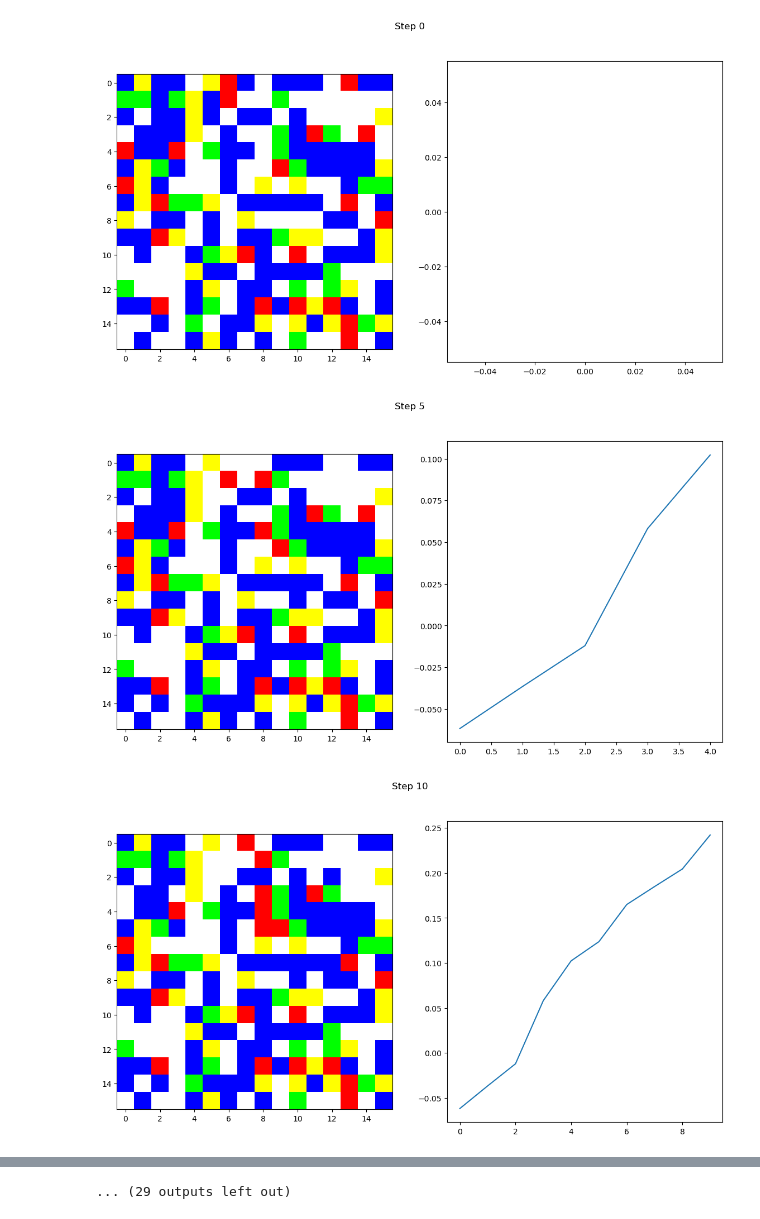
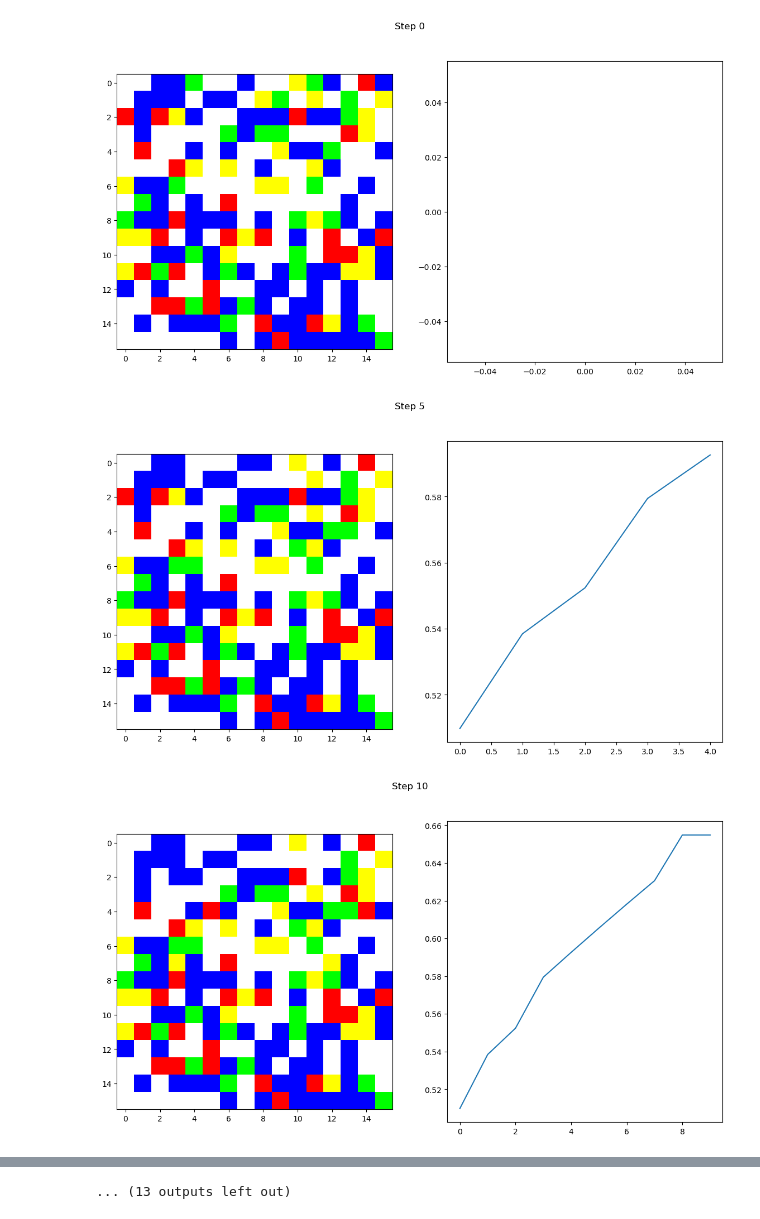
Before and after one commit to marobinette/ModelingComplexSystems, a Jupyter notebook: week7/schelling.ipynb, the cells around one changed output, grey strips where cells are left out. Saved outputs shown, nothing was run; the diff lists cells and outputs as text; code cells hidden in the pictures.

```diff
--- a/week7/schelling.ipynb
+++ b/week7/schelling.ipynb
@@ -5,13 +5,13 @@ import random
 
 # Parameters
 N1, N2 = 16, 16
-probability = 0.7
+probability = 0.6
 ratio = 0.5
-grandma_affect = 0.5
-drummer_affect = 0.8
+grandma_affect = 0.25
+drummer_affect = 0.01
 neighborhood = np.zeros((N1, N2), dtype=int)
-happiness_threshold = 0.5
-make_drummer_and_granny_static = True
+happiness_threshold = 0.4
+make_drummer_and_granny_static = False
 
 # Site percolation
 def initialize_schelling_grid(neighborhood, probability, ratio):
@@ -81,16 +81,13 @@ def check_happiness(neighborhood, i, j, agent_type=None):
     if non_empty_neighbors == 0:
         return 1  # Happy if isolated (or return 0 if you prefer)
 
-    current_happiness = same_type / non_empty_neighbors >= 0.5
+    current_happiness = same_type / non_empty_neighbors
     if contains_sweet_grandma:
         current_happiness += grandma_affect
     if contains_drummer:
         current_happiness -= drummer_affect
-    # Happy if at least n% of non-empty neighbors are same type
-    if current_happiness >= happiness_threshold:
-        return 1
-    else:
-        return -1
+
+    return 1 if current_happiness >= happiness_threshold else -1
 
 
 def run_schelling(neighborhood, empty, active):
@@ -186,33 +183,33 @@ def visualize_grid_and_happiness(neighborhood, step=0):
     fig, (ax1, ax2) = plt.subplots(1, 2, figsize=(14, 7))
     colors = np.zeros((*neighborhood.shape, 3))
     colors[neighborhood == 0] = [1, 1, 1]  # White
     colors[neighborhood == 1] = [0, 0, 1]  # Blue
     colors[neighborhood == 2] = [1, 0, 0]  # Red
     colors[neighborhood == 3] = [0, 1, 0]  # Green = Granny
     colors[neighborhood == 4] = [1, 1, 0]  # Yellow = Drummer
 
     ax1.imshow(colors, interpolation='nearest')
     fig.suptitle(f'Step {step}')
     ax2.plot(happiness_history)
     plt.show()
 
 happiness_history = []
 visualize_grid_and_happiness(neighborhood, 0)
 for step in range(200):
     total_happiness = []
     for item in active:
         happiness_cell = item
         total_happiness.append(check_happiness(neighborhood,happiness_cell[0],happiness_cell[1]))
     happiness_ratio = 1 - (total_happiness.count(-1)) / (total_happiness.count(1))
     happiness_history.append(happiness_ratio)
     run_schelling_single_move(neighborhood,empty,active)
     if happiness_ratio == 1:
         visualize_grid_and_happiness(neighborhood, step)
         print(f'Finished running in {step} moves')
         break
     if step % 5 == 4:  # Show every 5th step
         visualize_grid_and_happiness(neighborhood, step + 1)
 # %% [output]
-[figure, old version]
+[figure, new version]
-[figure, old version]
+[figure, new version]
-[figure, old version]
+[figure, new version]
@@ -228 +225 @@ for step in range(200):
-... (29 outputs left out)
+... (13 outputs left out)
```
Also changed, not shown: parts of 1 cell of this notebook.
